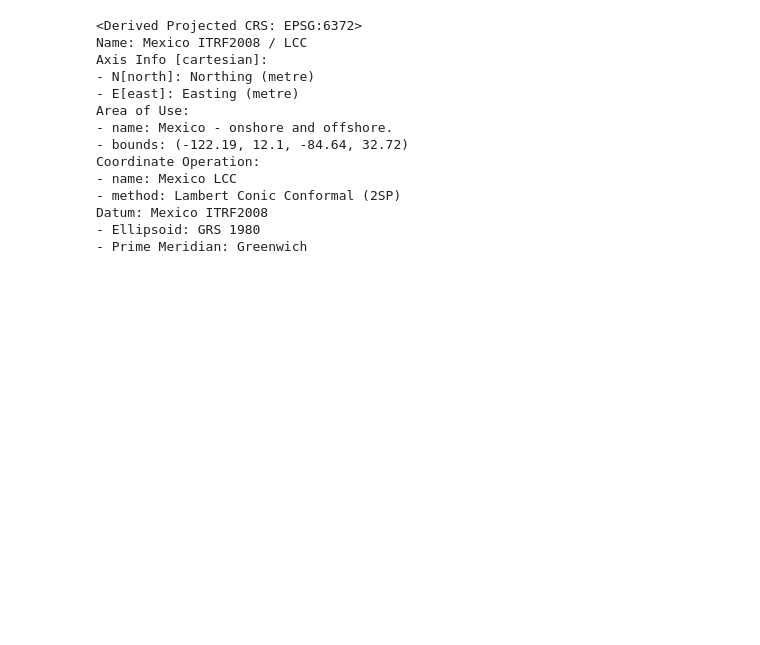
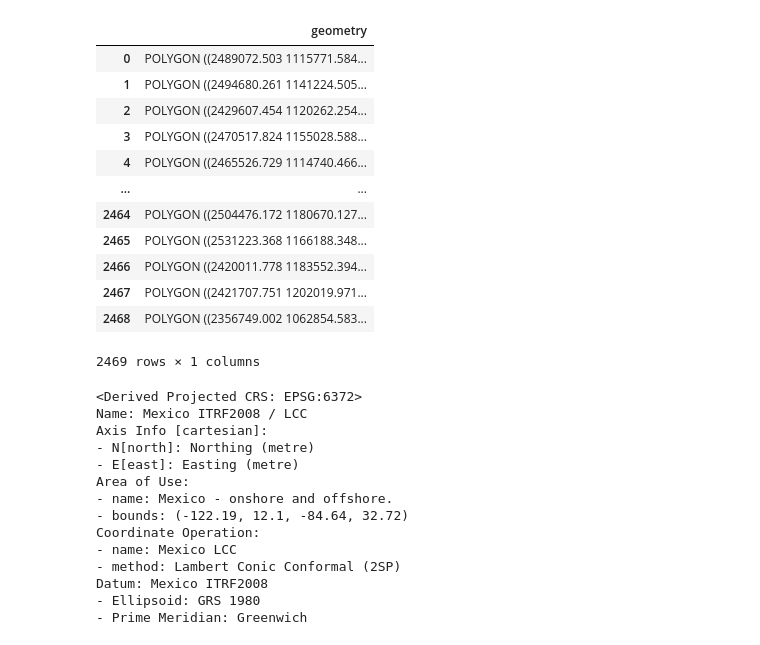
Before and after one commit to SrGitQ/geodata-analysis, a Jupyter notebook: exp/COG.ipynb, the cells around one changed output. Cells and saved outputs as stored; diff of their text form; code cells hidden in the pictures; blank space fills up the shorter version.

```diff
--- a/exp/COG.ipynb
+++ b/exp/COG.ipynb
@@ -16,3 +31,19 @@ dt = gpd.read_file('00mun.shp', encoding="utf-8")#conica lambder
+# %%
+dt
+# %% [output]
+|  | geometry |
+| 0 | POLYGON ((2489072.503 1115771.584... |
+| 1 | POLYGON ((2494680.261 1141224.505... |
+| 2 | POLYGON ((2429607.454 1120262.254... |
+| 3 | POLYGON ((2470517.824 1155028.588... |
+| 4 | POLYGON ((2465526.729 1114740.466... |
+| ... | ... |
+| 2464 | POLYGON ((2504476.172 1180670.127... |
+| 2465 | POLYGON ((2531223.368 1166188.348... |
+| 2466 | POLYGON ((2420011.778 1183552.394... |
+| 2467 | POLYGON ((2421707.751 1202019.971... |
+| 2468 | POLYGON ((2356749.002 1062854.583... |
+2469 rows × 1 columns
 # %%
 dt.crs = "MEXICO_ITRF_2008_LCC"
 # %%
```
Also changed, not shown: parts of 2 cells of this notebook, 6 other files.
